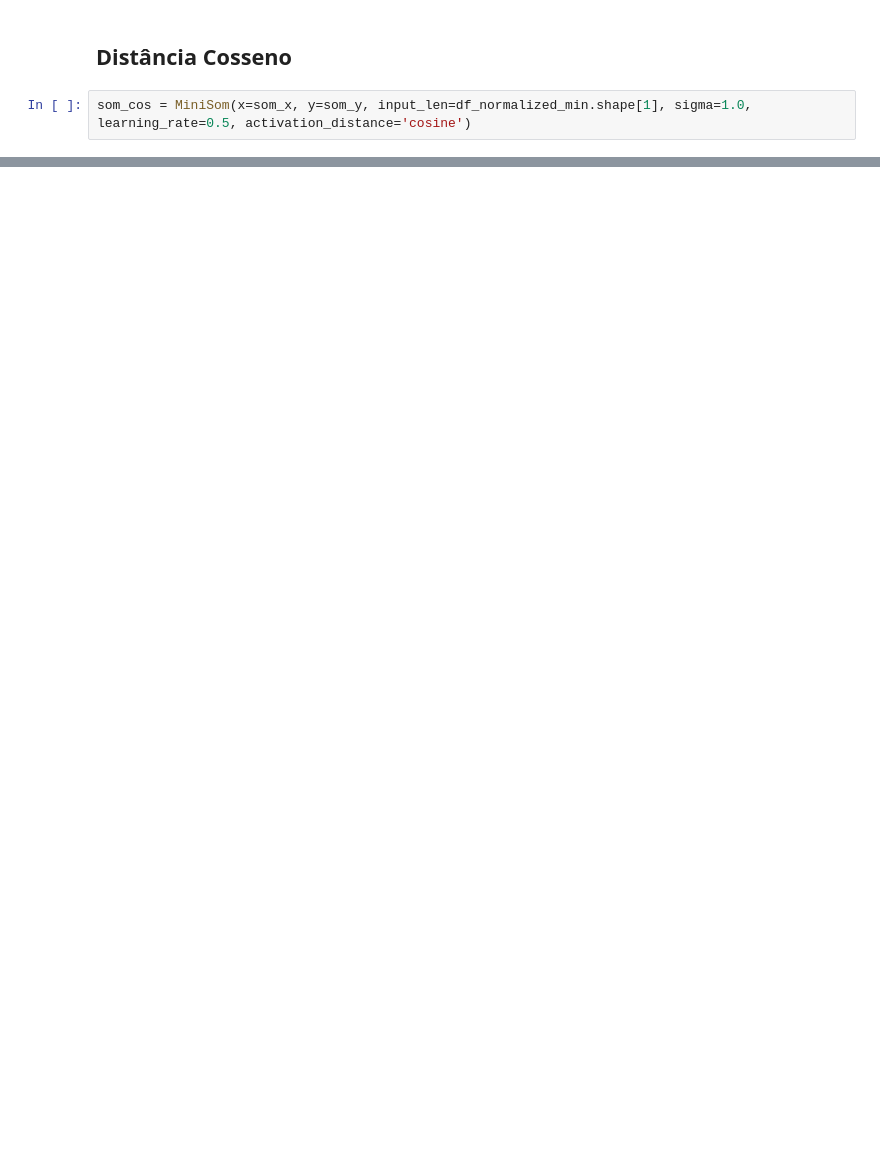
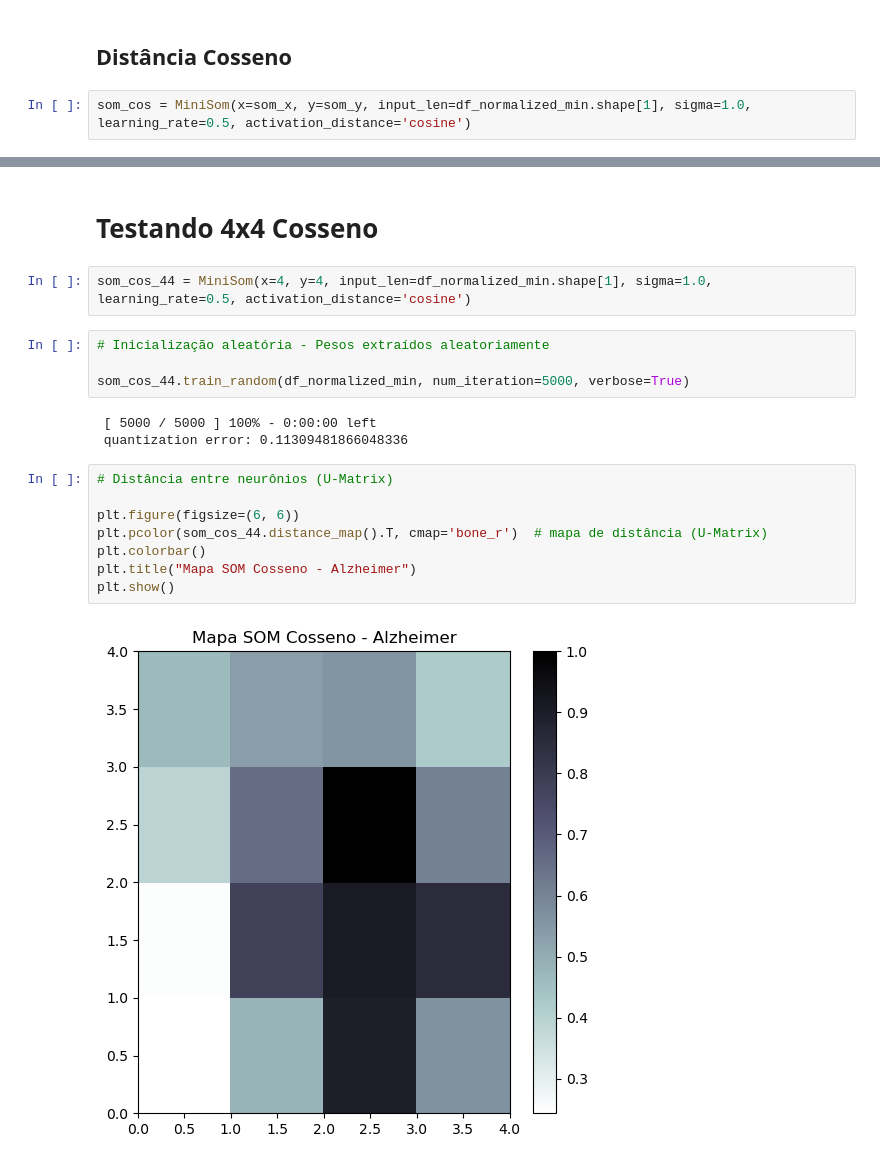
Before and after one commit to GabihSantana/python-datasus, a Jupyter notebook: projetoObitosAlzheimer.ipynb, the cells around one changed output, grey strips where cells are left out. Drawn from its saved outputs; the diff is of its cells as text; blank space fills up the shorter version.

```diff
--- a/projetoObitosAlzheimer.ipynb
+++ b/projetoObitosAlzheimer.ipynb
@@ -1412,0 +1413,21 @@ plt.show()
+# %% [markdown]
+# Testando 4x4 Cosseno
+# %%
+som_cos_44 = MiniSom(x=4, y=4, input_len=df_normalized_min.shape[1], sigma=1.0, learning_rate=0.5, activation_distance='cosine')
+# %%
+# Inicialização aleatória - Pesos extraídos aleatoriamente
+
+som_cos_44.train_random(df_normalized_min, num_iteration=5000, verbose=True)
+# %% [output]
+ [ 5000 / 5000 ] 100% - 0:00:00 left
+ quantization error: 0.11309481866048336
+# %%
+# Distância entre neurônios (U-Matrix)
+
+plt.figure(figsize=(6, 6))
+plt.pcolor(som_cos_44.distance_map().T, cmap='bone_r')  # mapa de distância (U-Matrix)
+plt.colorbar()
+plt.title("Mapa SOM Cosseno - Alzheimer")
+plt.show()
+# %% [output]
+[figure, added]
```
Also changed, not shown: parts of 29 cells of this notebook.
